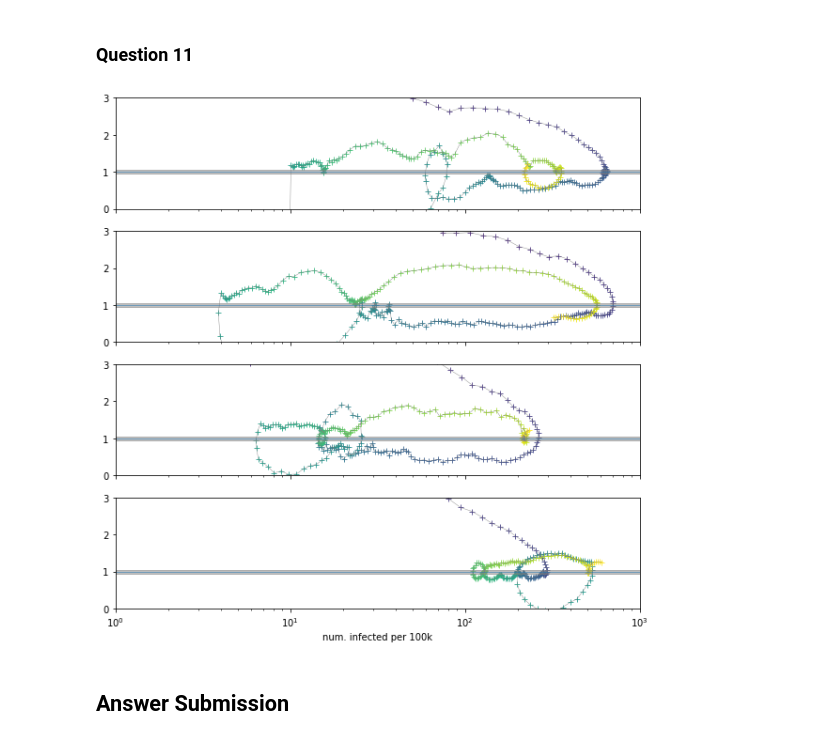
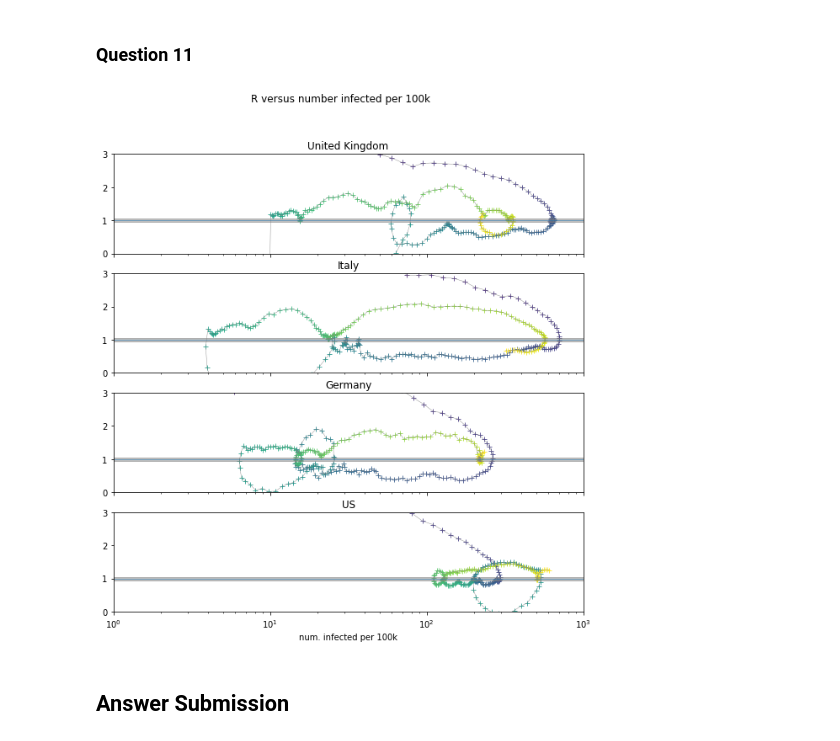
Before and after one commit to elijoe1/scicomp, a Jupyter notebook: Work/tick2.ipynb, the cells around one changed output. Saved outputs shown, nothing was run; the diff lists cells and outputs as text; code cells hidden in the pictures.

```diff
--- a/Work/tick2.ipynb
+++ b/Work/tick2.ipynb
@@ -195,7 +195,7 @@ ans8 = covidc[['Country/Region', 'Confirmed', 'Deaths']]\
 # %% [markdown]
 ### Question 9
 # %%
-upto = covidc[covidc['Date'] <= '2020-07-14']
+upto = covidc[covidc['Date'] == '2020-07-14']
 after = covidc[covidc['Date'] > '2020-07-14']
 
 upto = upto[['Country/Region', 'Confirmed', 'Deaths']]\
@@ -264,29 +248,32 @@ ans10
 # %%
 fig, (ax1, ax2, ax3, ax4) = plt.subplots(4, 1, sharex=True,
                                          figsize=(10,10))
 
 ax4.set_xlabel('num. infected per 100k')
 ax4.set_xscale('log')
 plt.setp((ax1, ax2, ax3, ax4), xlim=(1, 10**3),ylim=(0, 3))
 
+fig.suptitle('R versus number infected per 100k')
+
 for (ax, country) in zip([ax1, ax2, ax3, ax4],
                          ['United Kingdom', 'Italy', 'Germany', 'US']):
     countrydata = ans10.loc[(ans10['Country/Region'] == country)]
+    ax.set_title(country)
     ax.scatter(
             countrydata['infected']/
             (countrydata['Population']/100000), countrydata['R'],
             marker = '+', c=range(len(countrydata['infected'])),
             linewidth = 0.8)
     ax.plot(
         countrydata['infected']/
         (countrydata['Population']/100000), countrydata['R'],
         linewidth=0.4, color='grey')
     ax.axhline(y=1, linewidth = 0.5)
     ax.axhspan(0.5**(1/14), 2**(1/14), alpha=0.5, color='grey')
 
 plt.show()
 # %% [output]
-[figure, old version]
+[figure, new version]
 # %% [markdown]
 ## Answer Submission
 # %% [markdown]
```
Also changed, not shown: parts of 1 cell of this notebook.
